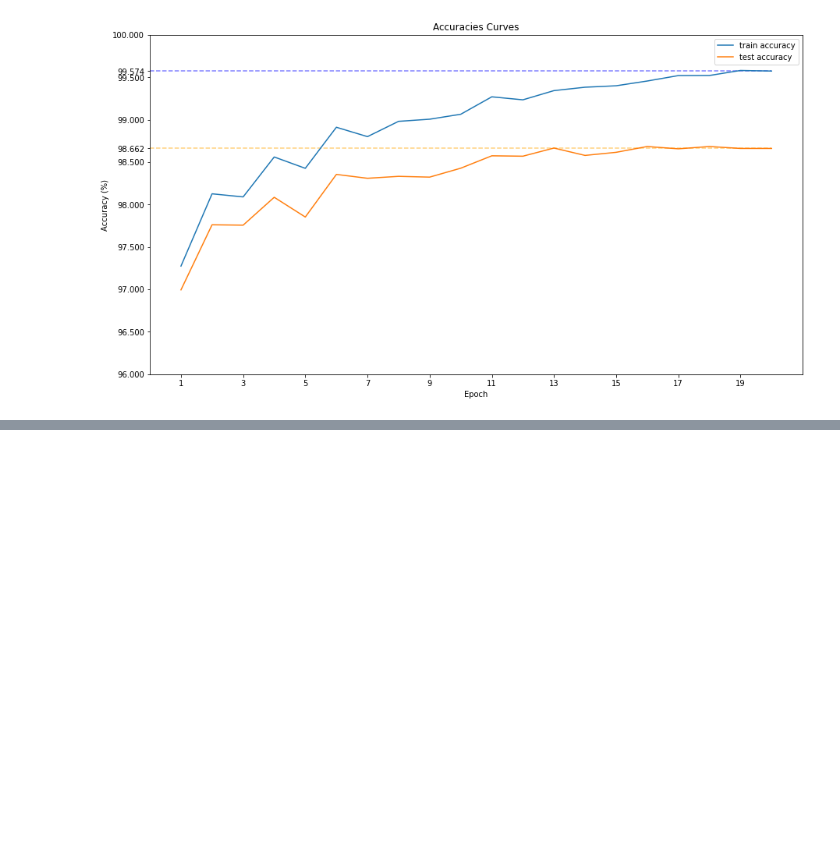
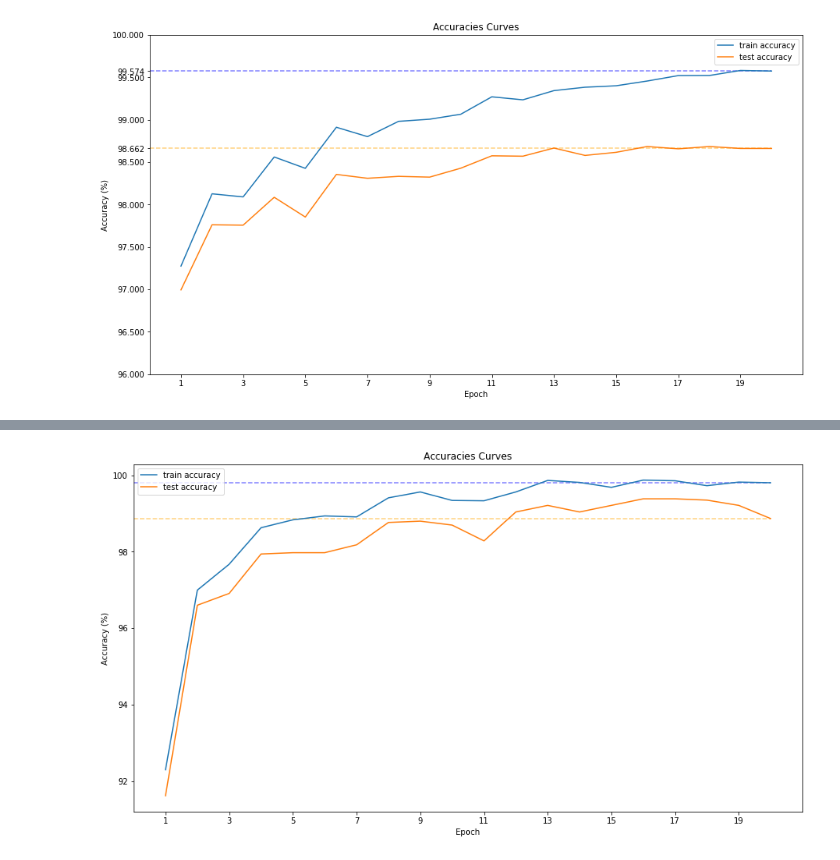
Before and after one commit to gilad-altshuler/ECG-classification, a Jupyter notebook: ECG_classification.ipynb, the cells around one changed output, grey strips where cells are left out. Drawn from its saved outputs; the diff is of its cells as text; code cells hidden in the pictures; blank space fills up the shorter version.

```diff
--- a/ECG_classification.ipynb
+++ b/ECG_classification.ipynb
@@ -277,0 +296,23 @@ _=ax.set_ylabel("Accuracy (%)")
+# %%
+ptb_model = HeartBeatNet().to(device)
+# %%
+batch_size = 64
+learning_rate = 1e-4
+epochs = 20
+
+criterion = nn.CrossEntropyLoss()
+
+optimizer = torch.optim.Adam(ptb_model.parameters(), lr=learning_rate)
+# %%
+X_train = torch.tensor(ptb_train.loc[:,:186].values,dtype = torch.float32).unsqueeze(1)
+y_train = torch.tensor(ptb_train.loc[:,187:].values,dtype=torch.int64).squeeze()
+
+X_test = torch.tensor(ptb_test.loc[:,:186].values,dtype = torch.float32).unsqueeze(1)
+y_test = torch.tensor(ptb_test.loc[:,187:].values,dtype=torch.int64).squeeze()
+
+trainloader = torch.utils.data.DataLoader(TensorDataset(X_train,y_train),
+ batch_size=batch_size, shuffle=True, num_workers=2)
+testloader = torch.utils.data.DataLoader(TensorDataset(X_test,y_test),
+ batch_size=batch_size, shuffle=False, num_workers=2)
+# %%
+train_losses,test_losses,train_accuracies,test_accuracies = train(ptb_model,trainloader,testloader,criterion,optimizer,epochs)
@@ -277,0 +340,16 @@ _=ax.set_ylabel("Accuracy (%)")
+# %%
+figure = plt.figure(figsize=(15,8))
+ax = figure.add_subplot(1,1,1)
+ax.plot(range(1,epochs+1),train_accuracies,label = "train accuracy")
+ax.plot(range(1,epochs+1),test_accuracies,label = "test accuracy")
+ax.hlines(test_accuracies[-1],xmin=0,xmax=20,colors='orange',linestyles='dashed',alpha=0.5)
+ax.hlines(train_accuracies[-1],xmin=0,xmax=20,colors='blue',linestyles='dashed',alpha=0.5)
+ax.legend()
+ax.set_title("Accuracies Curves")
+ax.set_xticks(range(1,epochs+1,2))
+ax.set_xlim(left=0)
+# ax.set_yticks(np.concatenate([np.linspace(96,100,9),[train_accuracies[-1],test_accuracies[-1]]]))
+ax.set_xlabel("Epoch")
+_=ax.set_ylabel("Accuracy (%)")
+# %% [output]
+[figure, added]
```
Also changed, not shown: parts of 22 cells of this notebook.
